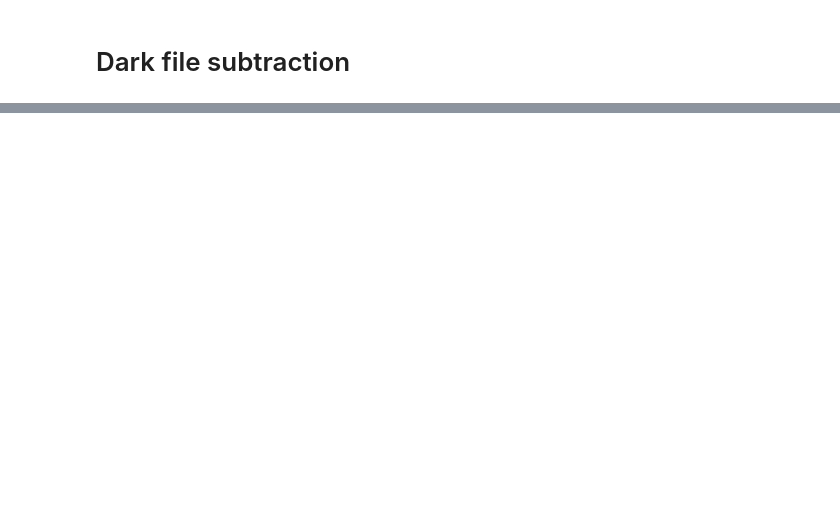
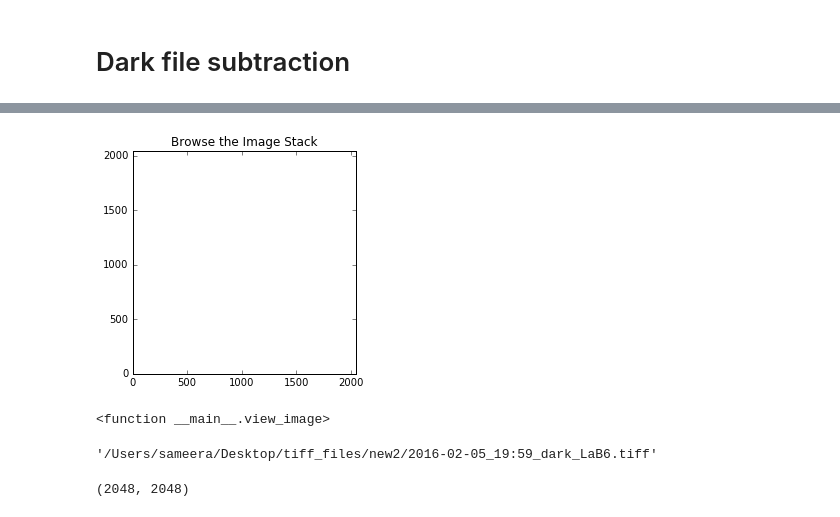
Before and after one commit to sameera2004/test_codes, a Jupyter notebook: Milinda_data/Remove_dark_data.ipynb, the cells around one changed output, grey strips where cells are left out. Cells and saved outputs as stored; diff of their text form; code cells hidden in the pictures; blank space fills up the shorter version.

```diff
--- a/Milinda_data/Remove_dark_data.ipynb
+++ b/Milinda_data/Remove_dark_data.ipynb
@@ -94,0 +58,24 @@ plt.imshow(clean_data[0])
+# %%
+from ipywidgets import interact
+from matplotlib.colors import LogNorm
+import matplotlib.pyplot as plt
+import glob
+
+A = glob.glob(os.path.join(data_dir, "*tiff"))
+Data = imread(A)
+
+def view_image(i):
+    fig, ax = plt.subplots()
+    ax.imshow(Data[i], interpolation='nearest',
+                  origin='lower', norm= LogNorm(vmin=0.1, vmax=4000) )
+    ax.set_title("Browse the Image Stack")
+    plt.show()
+
+interact(view_image, i=(0, Data.shape[0]-1))
+# %% [output]
+[figure, added]
+<function __main__.view_image>
+# %%
+A[0]
+# %% [output]
+'/Users/sameera/Desktop/tiff_files/new2/2016-02-05_19:59_dark_LaB6.tiff'
@@ -94,0 +84,4 @@ plt.imshow(clean_data[0])
+# %%
+yu.shape
+# %% [output]
+(2048, 2048)
```
Also changed, not shown: parts of 12 cells of this notebook.
